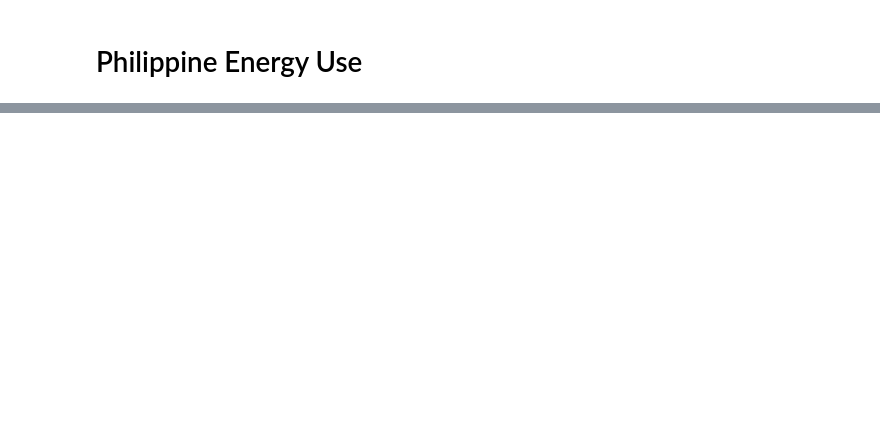
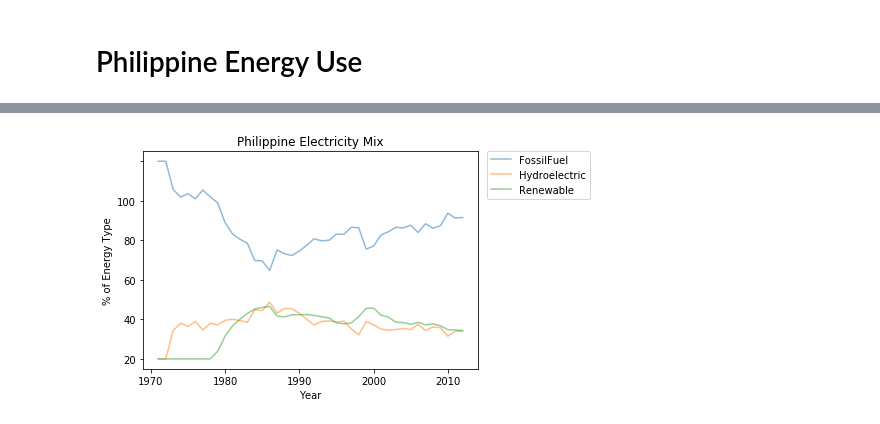
Before and after one commit to jervenclark/data-science, a Jupyter notebook: 0200_Philippine_Energy_Use.ipynb, the cells around one changed output, grey strips where cells are left out. Cells and saved outputs as stored; diff of their text form; code cells hidden in the pictures; blank space fills up the shorter version.

```diff
--- a/0200_Philippine_Energy_Use.ipynb
+++ b/0200_Philippine_Energy_Use.ipynb
@@ -56,0 +160,17 @@ ph_ec_total.plot.bar(**plot_args, title='Philippine Energy Consumption')
+# %%
+fig, ax = plt.subplots()
+
+energy_types = ['FossilFuel', 'Hydroelectric', 'Renewable']
+
+for energy_type in energy_types:
+    ax.plot(phl_energy_mix.Year, phl_energy_mix[energy_type], label=energy_type, alpha=0.5)
+
+ax.set_ylabel('% of Energy Type')
+ax.set_xlabel('Year')
+ax.set_title('Philippine Electricity Mix')
+ax.set_yticklabels(np.arange(0, 120, 20))
+ax.legend(bbox_to_anchor=(1.35, 1.025))
+
+plt.show()
+# %% [output]
+[figure, added]
```
Also changed, not shown: parts of 57 cells of this notebook.
